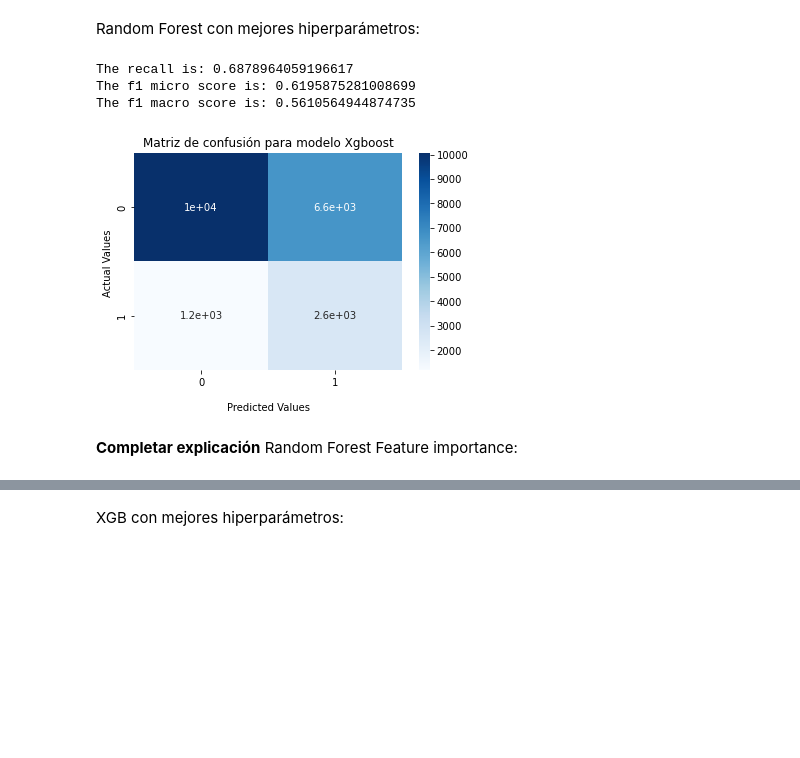
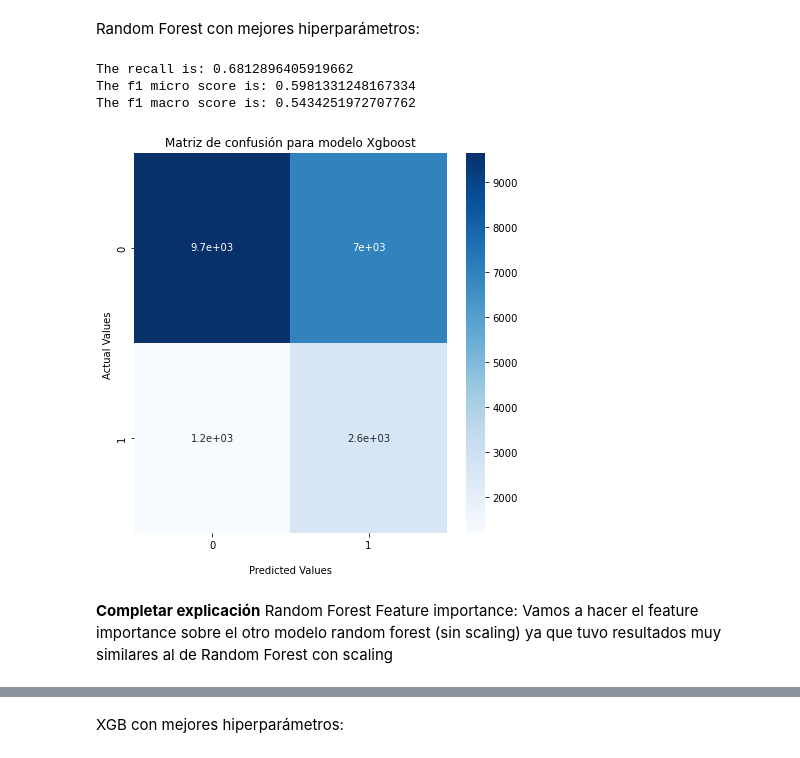
Before and after one commit to rebeccahcohen/Challenge_LATAM, a Jupyter notebook: modelos.ipynb, the cells around one changed output, grey strips where cells are left out. Cells and saved outputs as stored; diff of their text form; code cells hidden in the pictures; blank space fills up the shorter version.

```diff
--- a/modelos.ipynb
+++ b/modelos.ipynb
@@ -160,7 +160,10 @@ classifiers trained!
 # %% [markdown]
 Random Forest con mejores hiperparámetros:
 # %%
-rfc = RandomForestClassifier(class_weight='balanced',min_samples_split= 8,min_samples_leaf=4, max_depth=8, criterion='entropy', random_state=42)
+rfc = Pipeline([('scl', StandardScaler()),
+                ('clf', RandomForestClassifier(class_weight='balanced',min_samples_split= 7,min_samples_leaf=9, max_depth=7, criterion='entropy', random_state=42)),
+                        ])
+
 
 rfc.fit(X, y)
 
@@ -172,20 +175,21 @@ print(f'The recall is: {recall_score(y_test, y_pred)}')
 print(f'The f1 micro score is: {f1_score_micro}')
 print(f'The f1 macro score is: {f1_score_macro}')
 # %% [output]
-The recall is: 0.6878964059196617
-The f1 micro score is: 0.6195875281008699
-The f1 macro score is: 0.5610564944874735
+The recall is: 0.6812896405919662
+The f1 micro score is: 0.5981331248167334
+The f1 macro score is: 0.5434251972707762
 # %%
 #Veamos la matriz de confusión
 cf_matrix = confusion_matrix(y_test, y_pred)
 ax = sns.heatmap(cf_matrix, annot=True, cmap='Blues')
 
 ax.set_title('Matriz de confusión para modelo Xgboost');
 ax.set_xlabel('\nPredicted Values')
+plt.rcParams["figure.figsize"] = (5, 5)
 ax.set_ylabel('Actual Values ');
 # %% [output]
-[figure, old version]
+[figure, new version]
-# %% [markdown]
-**Completar explicación**
-Random Forest Feature importance:
+# %% [markdown]
+**Completar explicación**
+Random Forest Feature importance: Vamos a hacer el feature importance sobre el otro modelo random forest (sin scaling) ya que tuvo resultados muy similares al de Random Forest con scaling
 # %%
```
Also changed, not shown: parts of 20 cells of this notebook.
